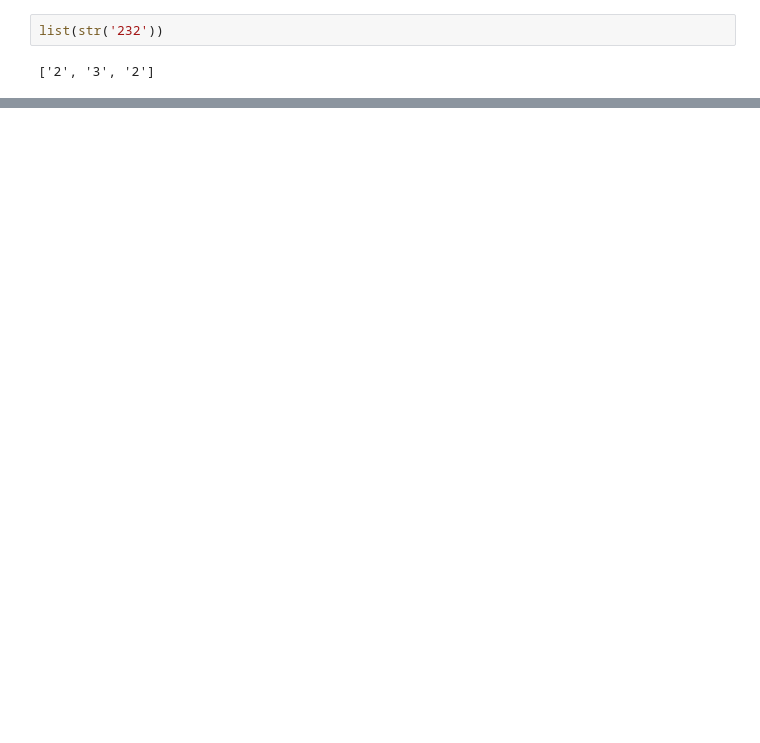
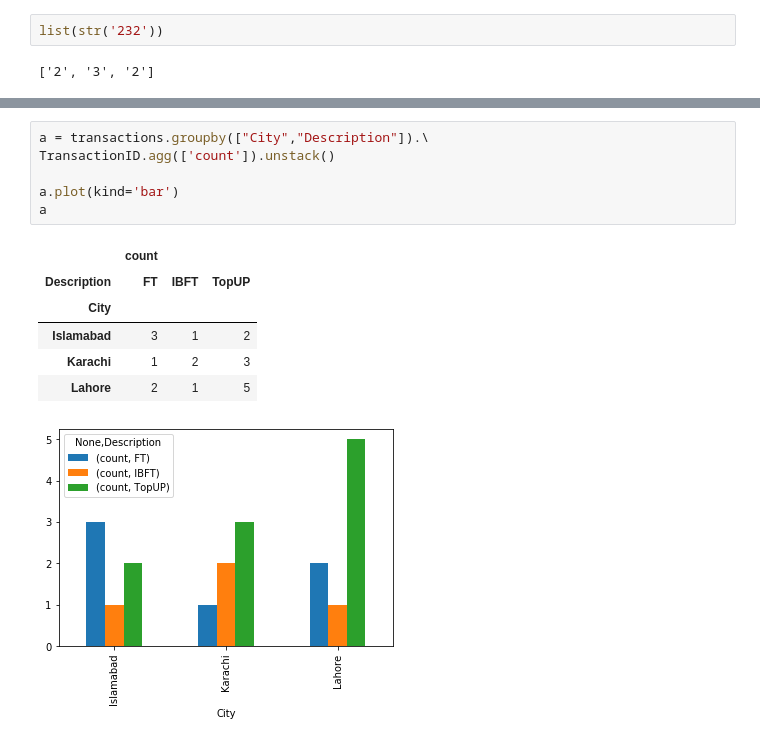
Before and after one commit to EnggQasim/Batch04_to_35, a Jupyter notebook: Saturday/pandas/pandas3_class5.ipynb, the cells around one changed output, grey strips where cells are left out. Saved outputs shown, nothing was run; the diff lists cells and outputs as text; blank space fills up the shorter version.

Commit message:
Data Visualization

```diff
--- a/Saturday/pandas/pandas3_class5.ipynb
+++ b/Saturday/pandas/pandas3_class5.ipynb
@@ -492,0 +515,14 @@ transactions.groupby([transactions['Transaction Date'].dt.year, "City","CNIC"]).
+# %%
+a = transactions.groupby(["City","Description"]).\
+TransactionID.agg(['count']).unstack()
+
+a.plot(kind='bar')
+a
+# %% [output]
+|  | count |  |  |
+| Description | FT | IBFT | TopUP |
+| City |  |  |  |
+| Islamabad | 3 | 1 | 2 |
+| Karachi | 1 | 2 | 3 |
+| Lahore | 2 | 1 | 5 |
+[figure, added]
```
Also changed, not shown: parts of 30 cells of this notebook, 9 other files.
